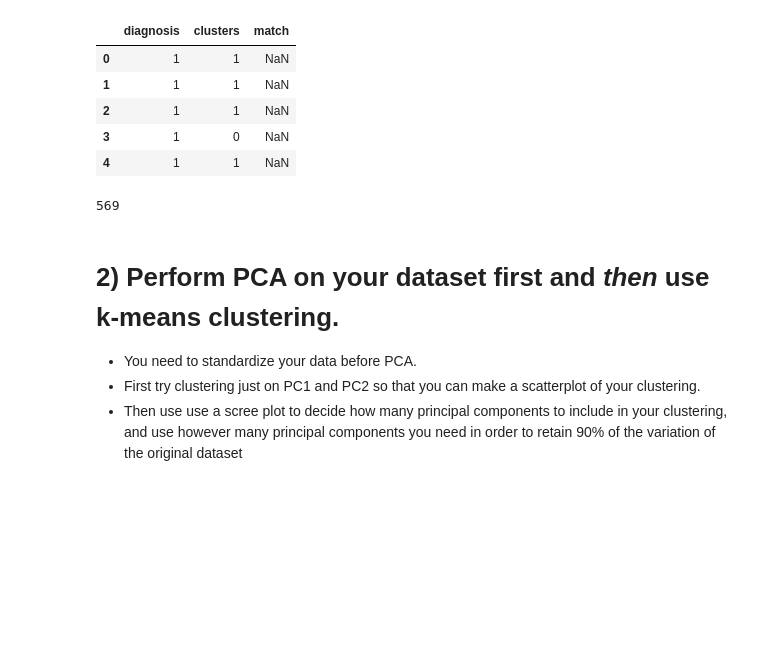
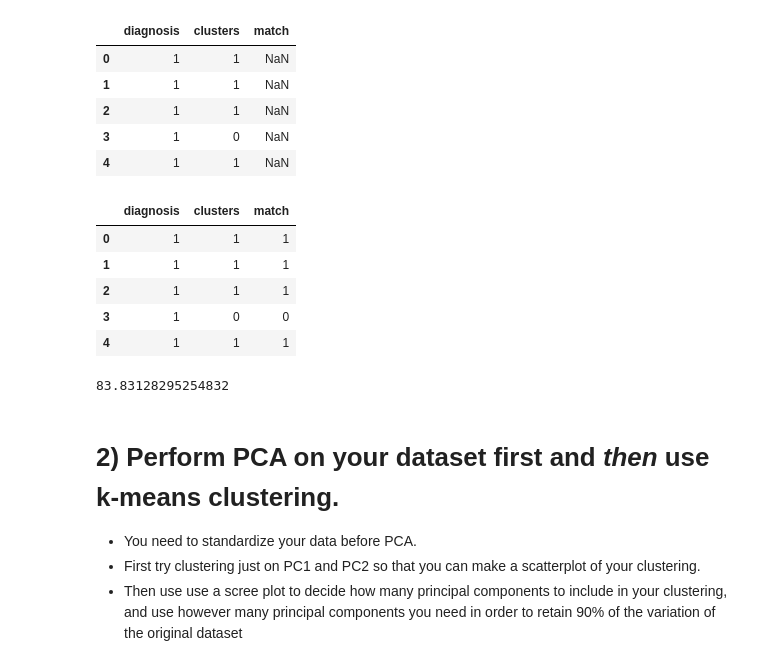
Before and after one commit to jjs5609/DS-Unit-1-Sprint-3-Linear-Algebra, a Jupyter notebook: module4-clustering/LS_DS_134_Clustering_Assignment.ipynb, the cells around one changed output. Saved outputs shown, nothing was run; the diff lists cells and outputs as text; code cells hidden in the pictures; blank space fills up the shorter version.

```diff
--- a/module4-clustering/LS_DS_134_Clustering_Assignment.ipynb
+++ b/module4-clustering/LS_DS_134_Clustering_Assignment.ipynb
@@ -188,3 +188,13 @@ check.head()
 | 2 | 1 | 1 | NaN |
 | 3 | 1 | 0 | NaN |
 | 4 | 1 | 1 | NaN |
+# %%
+check['match'] = np.where(check['diagnosis'] == check['clusters'], 1, 0)
+check.head()
+# %% [output]
+|  | diagnosis | clusters | match |
+| 0 | 1 | 1 | 1 |
+| 1 | 1 | 1 | 1 |
+| 2 | 1 | 1 | 1 |
+| 3 | 1 | 0 | 0 |
+| 4 | 1 | 1 | 1 |
@@ -191,8 +203,12 @@ check.head()
 # %%
 # total length
-len(check)
+length = len(check)
-# %% [output]
-569
+# %%
+# accuracy
+accuracy = (matches / length) * 100
+accuracy
+# %% [output]
+83.83128295254832
 # %% [markdown]
 # 2) Perform PCA on your dataset first and *then* use k-means clustering.
 
```
Also changed, not shown: parts of 9 cells of this notebook.
